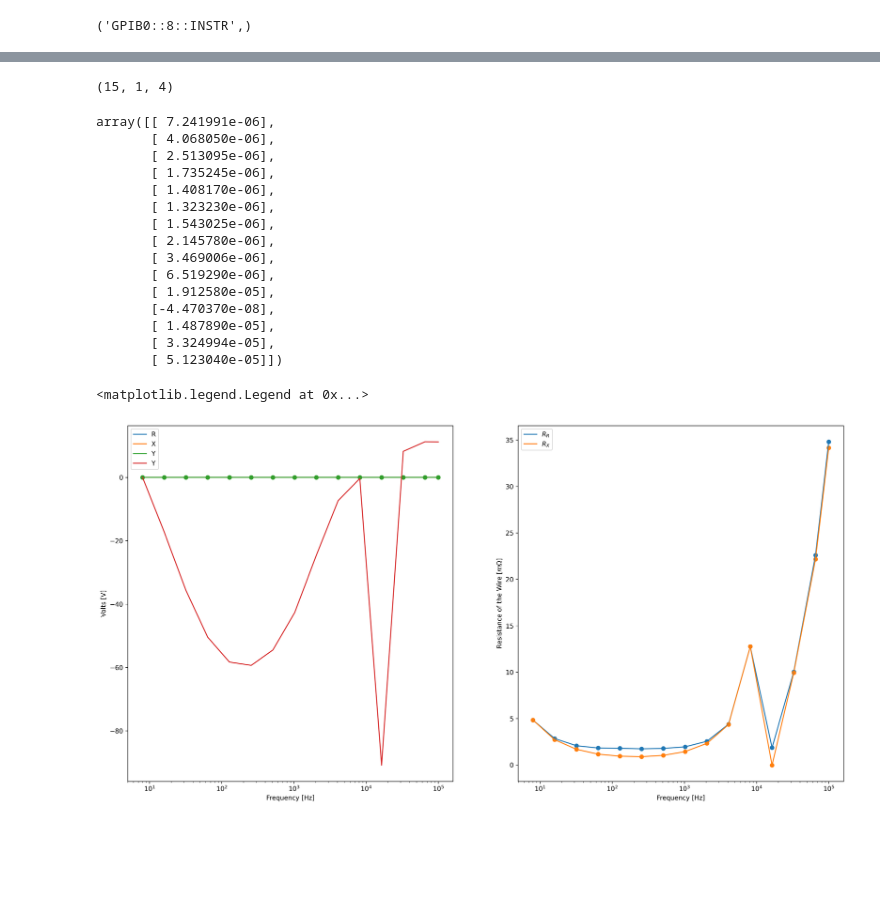
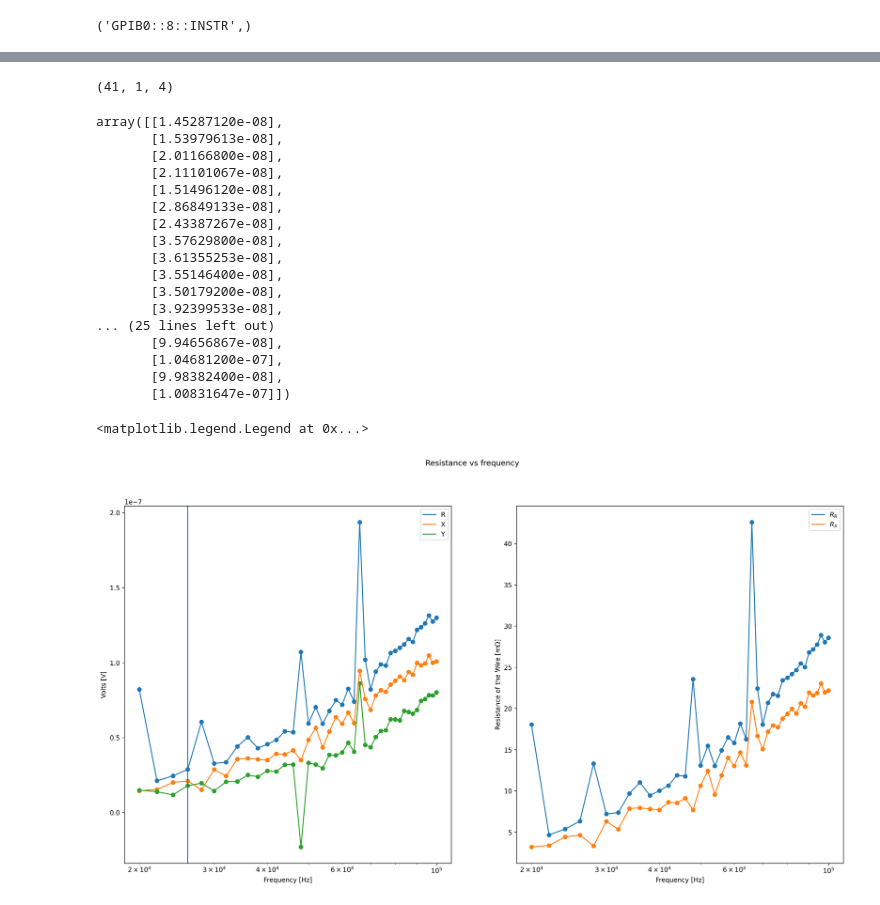
Before and after one commit to TheInvisibleFoe/PH4103-term-project, a Jupyter notebook: Pyvisa.ipynb, the cells around one changed output, grey strips where cells are left out. Saved outputs shown, nothing was run; the diff lists cells and outputs as text; code cells hidden in the pictures; blank space fills up the shorter version.

```diff
--- a/Pyvisa.ipynb
+++ b/Pyvisa.ipynb
@@ -34,19 +35,20 @@ res = "GPIB0::8::INSTR"
 filename_attr = ""
 last_filename = ""
 
+base = 1.5
 # Starting data collection
-# freqRange = [5*i + 5 for i in range(1, 100000//5, 10)]
-freqRange = [2**i for i in range(3, int(np.log(100_000)/np.log(2)) + 1)]
+freqRange = [i for i in range(20_000, 100_000, 2000)]
+# freqRange = [np.floor((base)**i) for i in range(15, int(np.log(100_000)/np.log(base)) + 1)]
 freqRange.append(100_000)
 # voltRange = [i / 10 for i in range(0, 50)]
 voltRange = [1e-2]
-R0 = 1000
+R0 = 2200
 
 # Data collection
 data = np.zeros((len(freqRange), len(voltRange), 4))
 noise = np.zeros((len(freqRange), len(voltRange), 4))
 
 # Config
-run = 20
-timeConst = 1e-2  # in seconds
+run = 15
+timeConst = 0.1  # in seconds
 # %%
@@ -66,7 +80,7 @@ with srlock.SR830(resource=res, timeout=10000) as lia:
     print("Current phase (deg):", lia.phas())  # PHAS?
     lia.fmod(1)  # internal reference
     print("Freq set, read back:", lia.freq())
-    lia.oflt(6)
+    lia.oflt(8)
     # lia.sens(21)
     # lia.aphs()
     # time.sleep(30)
@@ -86,7 +100,7 @@ with srlock.SR830(resource=res, timeout=10000) as lia:
                 #lia.agan()
                 #time.sleep(3*timeConst)
                 print("Frequency:", freqRange[i], "Voltage:", voltRange[j])
-                time.sleep(50*timeConst)
+                time.sleep(30*timeConst)
                 # Poll for values
                 runData = np.zeros((run, 4))
                 for o in range(run):
@@ -96,7 +110,7 @@ with srlock.SR830(resource=res, timeout=10000) as lia:
                     runData[o, 1] = snap_vals[1]
                     runData[o, 2] = snap_vals[2]
                     runData[o, 3] = snap_vals[3]
-                    time.sleep(10*timeConst)
+                    time.sleep(5*timeConst)
                 m = np.mean(runData, axis=0)
                 n = np.std(runData, axis=0)
                 data[i, j] = m
@@ -108,7 +122,8 @@ with srlock.SR830(resource=res, timeout=10000) as lia:
 
 
 # Save data
-last_filename = f"noise_data_{time.time():.0f}.npz"
+last_filename = f"johnson_act_noise_data_{time.time():.0f}.npz"
 np.savez(last_filename, freqRange=freqRange, voltRange=voltRange, data=data, noise=noise)
+# change sync_filtero_act_noise_data_1762513140 to johnson1k_act_noise_data_1762513140
 # %% [output]
 IDN: Stanford_Research_Systems,SR830,s/n46821,ver1.07
@@ -131,10 +146,10 @@ Wall time: 59 s
 # %%
 data.shape
 # %% [output]
-(15, 1, 4)
+(41, 1, 4)
 # %%
-# loaded_data = np.load(last_filename)
-loaded_data = np.load("data_1762427561.npz")
+loaded_data = np.load(last_filename)
+# loaded_data = np.load("noise_data_1762507995.npz")
 # data_1762427561.npz
 # %%
 X = loaded_data["data"][:, :, 0]
@@ -143,24 +158,26 @@ R = loaded_data["data"][:, :, 2]
 Theta = loaded_data["data"][:, :, 3]
 freqRange_coll = loaded_data["freqRange"][:]
 noise_coll = loaded_data["noise"]
-Resistance = 1e3 * R0 * R / 1.5
-ResistanceX = 1e3 * R0 * X / 1.5
+Resistance = 1e3 * R0 * R / voltRange[0]
+ResistanceX = 1e3 * R0 * X / voltRange[0]
 # %%
 X
 # %% [output]
-array([[ 7.241991e-06],
-       [ 4.068050e-06],
-       [ 2.513095e-06],
-       [ 1.735245e-06],
-       [ 1.408170e-06],
-       [ 1.323230e-06],
-       [ 1.543025e-06],
-       [ 2.145780e-06],
-       [ 3.469006e-06],
-       [ 6.519290e-06],
-       [ 1.912580e-05],
-       [-4.470370e-08],
-       [ 1.487890e-05],
-       [ 3.324994e-05],
-       [ 5.123040e-05]])
+array([[1.45287120e-08],
+       [1.53979613e-08],
+       [2.01166800e-08],
+       [2.11101067e-08],
+       [1.51496120e-08],
+       [2.86849133e-08],
+       [2.43387267e-08],
+       [3.57629800e-08],
+       [3.61355253e-08],
+       [3.55146400e-08],
+       [3.50179200e-08],
+       [3.92399533e-08],
+... (25 lines left out)
+       [9.94656867e-08],
+       [1.04681200e-07],
+       [9.98382400e-08],
+       [1.00831647e-07]])
 # %%
@@ -171,28 +188,30 @@ noiseTheta = loaded_data["noise"][:, :, 3].flatten()
 # %%
 fig, axes = plt.subplots(1, 2, dpi=300, figsize=(20,10))
 ax = axes[0]
 ax.set_xlabel("Frequency [Hz]")
 ax.set_ylabel("Volts [V]")
 ax.set_xscale("log")
 ax.scatter(freqRange_coll, R)
 ax.scatter(freqRange_coll, X)
 ax.scatter(freqRange_coll, Y)
 ax.plot(freqRange_coll, R, label="R")
 ax.plot(freqRange_coll, X, label="X")
 ax.plot(freqRange_coll, Y, label="Y")
-ax.plot(freqRange_coll, Theta, label="Y")
+ax.axvline(freqRange[3])
+# ax.plot(freqRange_coll, Theta, label="Y")
 # ax.errorbar(freqRange_coll, R, yerr=noiseR)
 ax.legend()
 ax = axes[1]
 ax.set_xlabel("Frequency [Hz]")
 ax.set_ylabel(r"Resistance of the Wire [$m\Omega$]")
 ax.plot(freqRange_coll, Resistance, label="$R_R$")
 ax.plot(freqRange_coll, ResistanceX, label="$R_X$")
 ax.scatter(freqRange_coll, Resistance)
 ax.scatter(freqRange_coll, ResistanceX)
 ax.set_xscale("log")
+fig.suptitle("Resistance vs frequency")
 ax.legend()
-# fig.savefig("Res_vs_freq.png", dpi=300)
+# fig.savefig("Res_vs_freq_base1pt5.png", dpi=300)
 # %% [output]
 <matplotlib.legend.Legend at 0x...>
-[figure, old version]
+[figure, new version]
```
Also changed, not shown: parts of 11 cells of this notebook, 15 other files.
